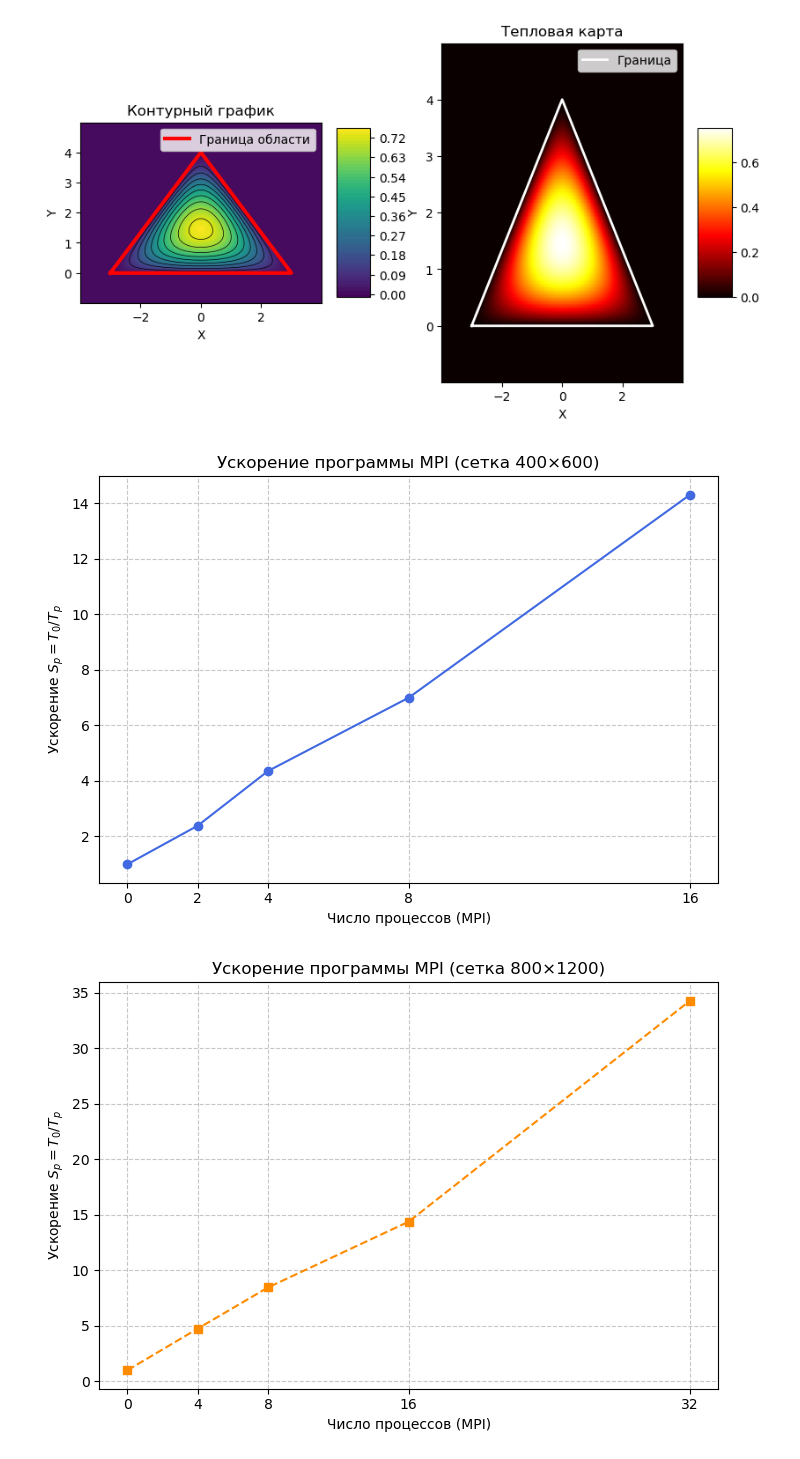
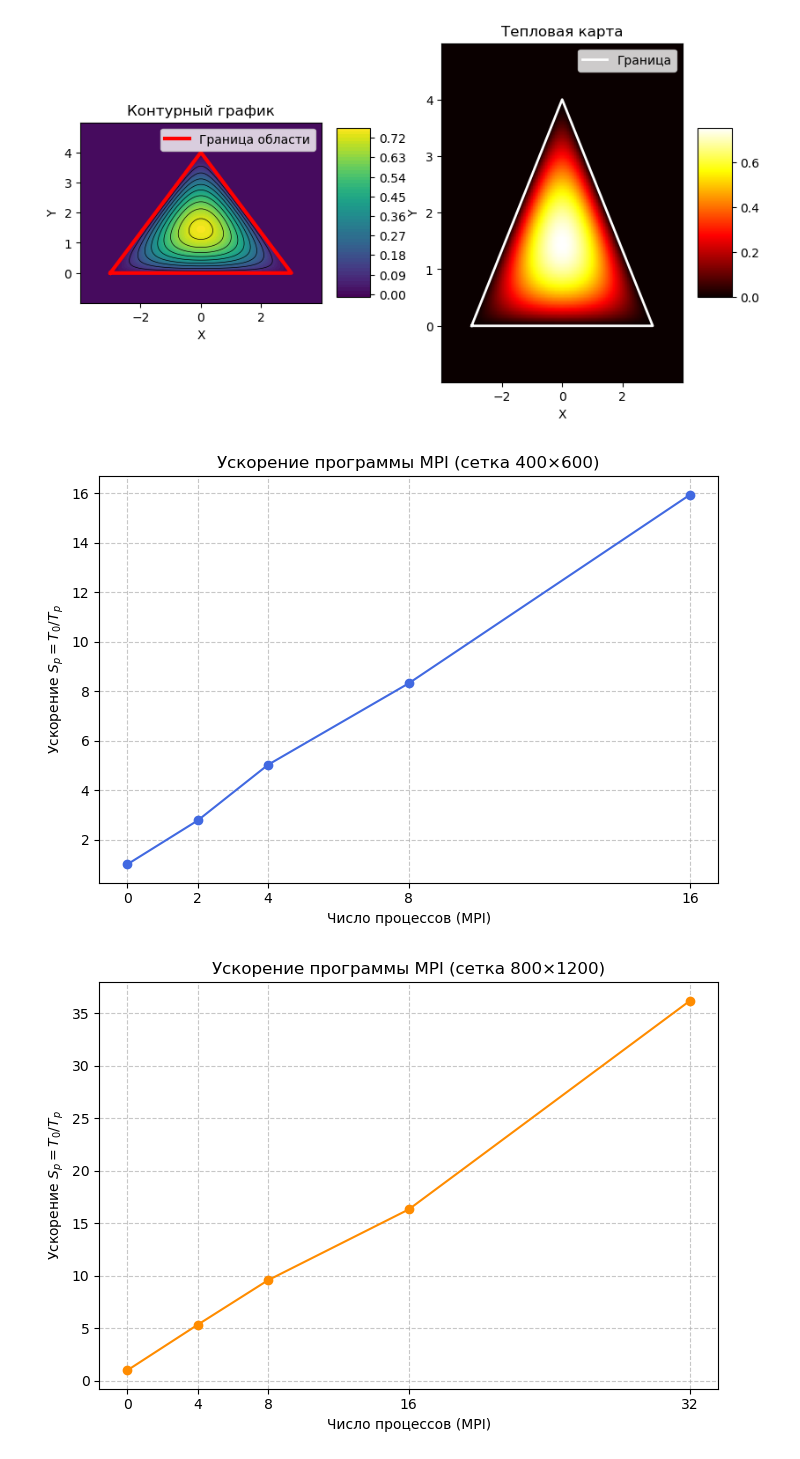
Before and after one commit to kazantseva2/supercomputer-2025, a Jupyter notebook: 03_MPI/visual.ipynb, the cells around one changed output. Cells and saved outputs as stored; diff of their text form; code cells hidden in the pictures.

```diff
--- a/03_MPI/visual.ipynb
+++ b/03_MPI/visual.ipynb
@@ -72,39 +72,39 @@ import matplotlib.pyplot as plt
 
 # Сетка 400×600
 proc_400 = [0, 2, 4, 8, 16]
-speedup_400 = [1.0, 2.39, 4.36, 7.0, 14.31]
+speedup_400 = [1.0, 2.77, 5.02, 8.31, 15.93]
 
 # Сетка 800×1200
 proc_800 = [0, 4, 8, 16, 32]
-speedup_800 = [1.0, 4.75, 8.46, 14.38, 34.27]
+speedup_800 = [1.0, 5.34, 9.58, 16.32, 36.20]
 
 # -------------------------------
 # График 1 — для сетки 400×600
 # -------------------------------
 plt.figure(figsize=(7, 5))
 plt.plot(proc_400, speedup_400, marker='o', linestyle='-', color='royalblue')
 plt.title('Ускорение программы MPI (сетка 400×600)')
 plt.xlabel('Число процессов (MPI)')
 plt.ylabel('Ускорение $S_p = T_0 / T_p$')
 plt.xticks(proc_400)
 plt.grid(True, linestyle='--', alpha=0.7)
 plt.tight_layout()
 plt.savefig('speedup_400x600.png', dpi=300)
 plt.show()
 
 # -------------------------------
 # График 2 — для сетки 800×1200
 # -------------------------------
 plt.figure(figsize=(7, 5))
-plt.plot(proc_800, speedup_800, marker='s', linestyle='--', color='darkorange')
+plt.plot(proc_800, speedup_800, marker='o', linestyle='-', color='darkorange')
 plt.title('Ускорение программы MPI (сетка 800×1200)')
 plt.xlabel('Число процессов (MPI)')
 plt.ylabel('Ускорение $S_p = T_0 / T_p$')
 plt.xticks(proc_800)
 plt.grid(True, linestyle='--', alpha=0.7)
 plt.tight_layout()
 plt.savefig('speedup_800x1200.png', dpi=300)
 plt.show()
 # %% [output]
-[figure, old version]
+[figure, new version]
-[figure, old version]
+[figure, new version]
```
Also changed, not shown: 14 other files.
